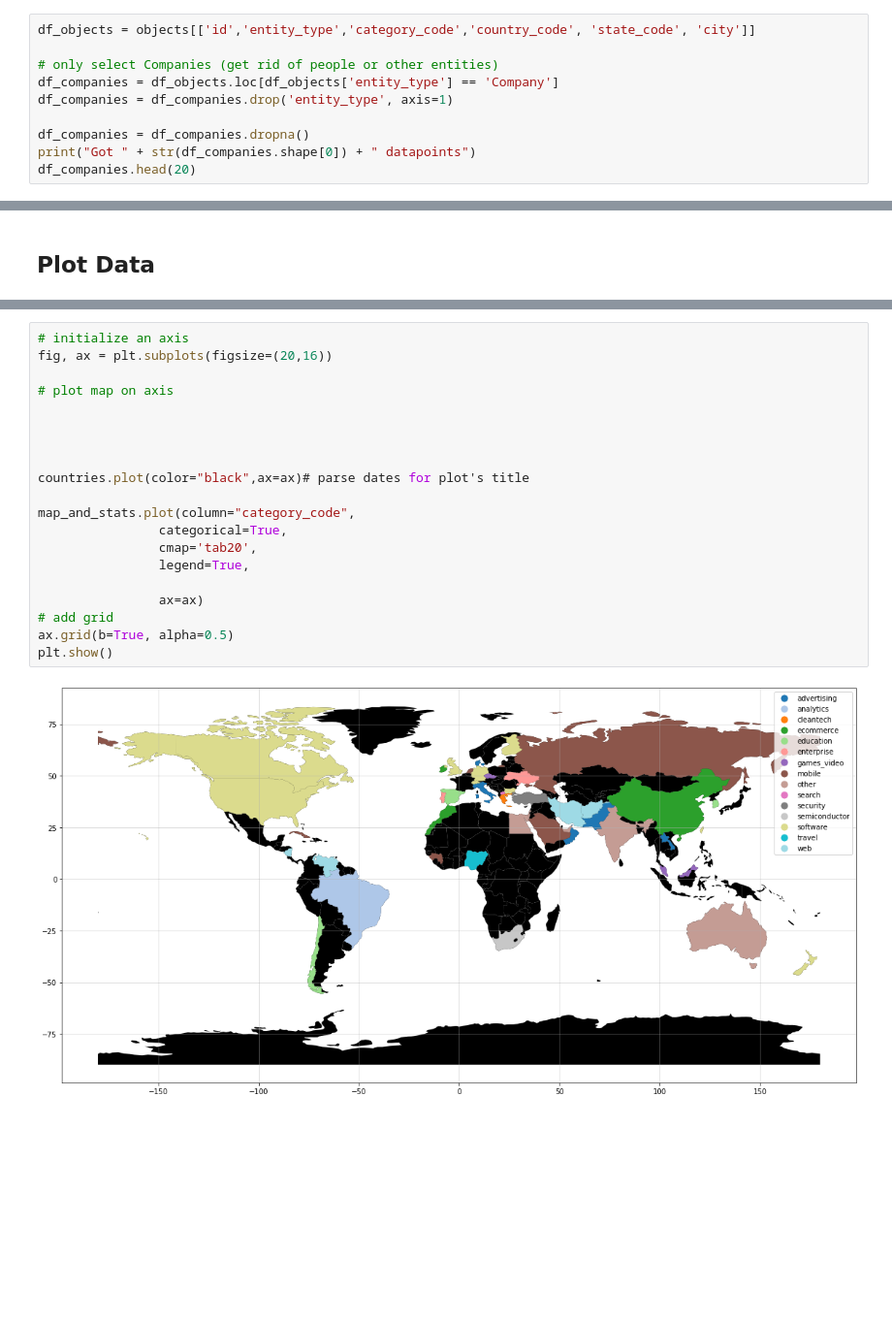
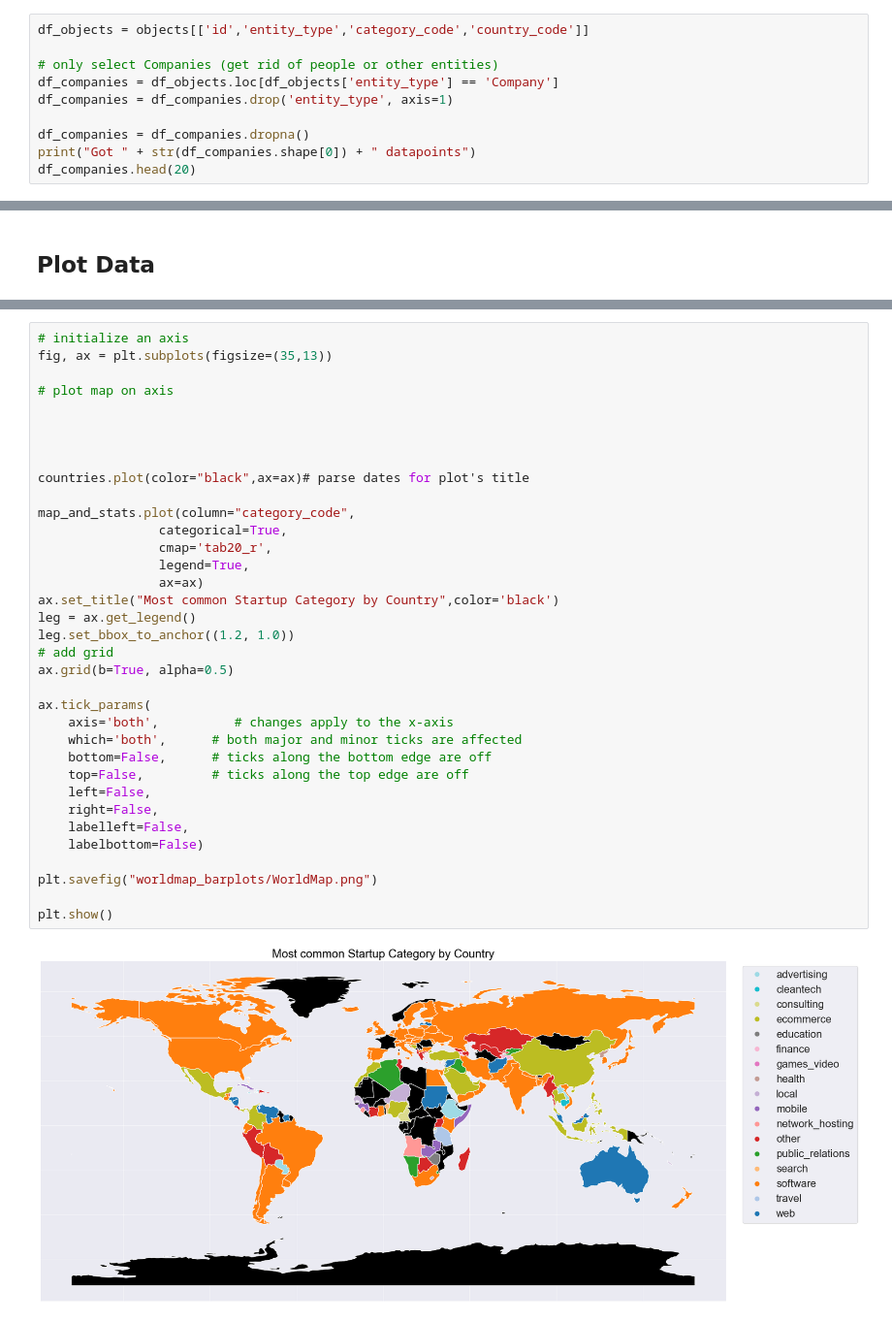
Before and after one commit to schmuecker/statistics-course, a Jupyter notebook: startup-analysis/heat_map.ipynb, the cells around one changed output, grey strips where cells are left out. Shown at 97% size. Drawn from its saved outputs; the diff is of its cells as text; blank space fills up the shorter version.

Commit message:
Added Plots for Worldmap and Single Countries with more than 1000 Startups in the Dataset.

```diff
--- a/startup-analysis/heat_map.ipynb
+++ b/startup-analysis/heat_map.ipynb
@@ -29,7 +32,7 @@ objects.head()
 # %% [markdown]
 ## Selecting important infomation from whole set
 # %%
-df_objects = objects[['id','entity_type','category_code','country_code', 'state_code', 'city']]
+df_objects = objects[['id','entity_type','category_code','country_code']]
 
 # only select Companies (get rid of people or other entities)
 df_companies = df_objects.loc[df_objects['entity_type'] == 'Company']
@@ -153,22 +153,37 @@ array(['software', 'education', 'mobile', 'semiconductor', 'analytics',
 # %%
 # initialize an axis
-fig, ax = plt.subplots(figsize=(20,16))
+fig, ax = plt.subplots(figsize=(35,13))
 
 # plot map on axis
 
 
 
 
 countries.plot(color="black",ax=ax)# parse dates for plot's title
 
 map_and_stats.plot(column="category_code",
                 categorical=True,
-                cmap='tab20',
+                cmap='tab20_r',
                 legend=True,
-
                 ax=ax)
+ax.set_title("Most common Startup Category by Country",color='black')
+leg = ax.get_legend()
+leg.set_bbox_to_anchor((1.2, 1.0))
 # add grid
 ax.grid(b=True, alpha=0.5)
+
+ax.tick_params(
+    axis='both',          # changes apply to the x-axis
+    which='both',      # both major and minor ticks are affected
+    bottom=False,      # ticks along the bottom edge are off
+    top=False,         # ticks along the top edge are off
+    left=False,
+    right=False,
+    labelleft=False,
+    labelbottom=False)
+
+plt.savefig("worldmap_barplots/WorldMap.png")
+
 plt.show()
 # %% [output]
-[figure, old version]
+[figure, new version]
```
Also changed, not shown: parts of 9 cells of this notebook, 10 other files.
